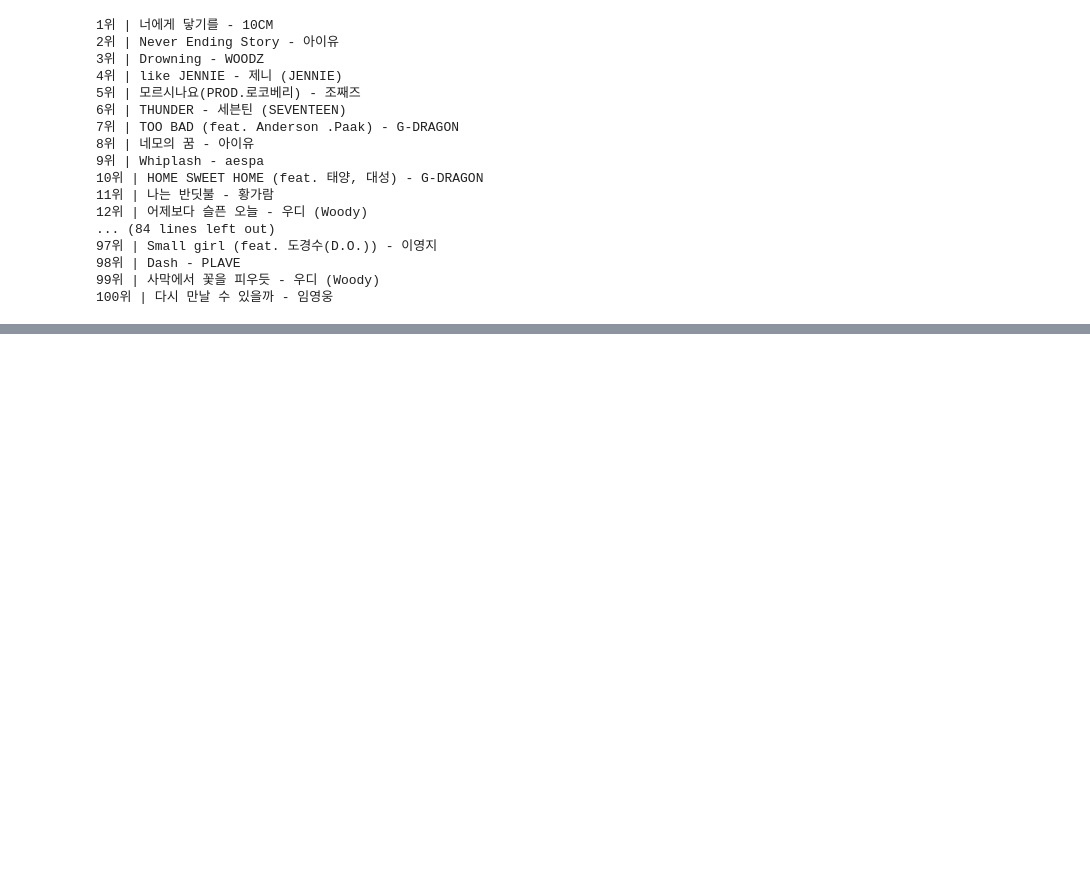
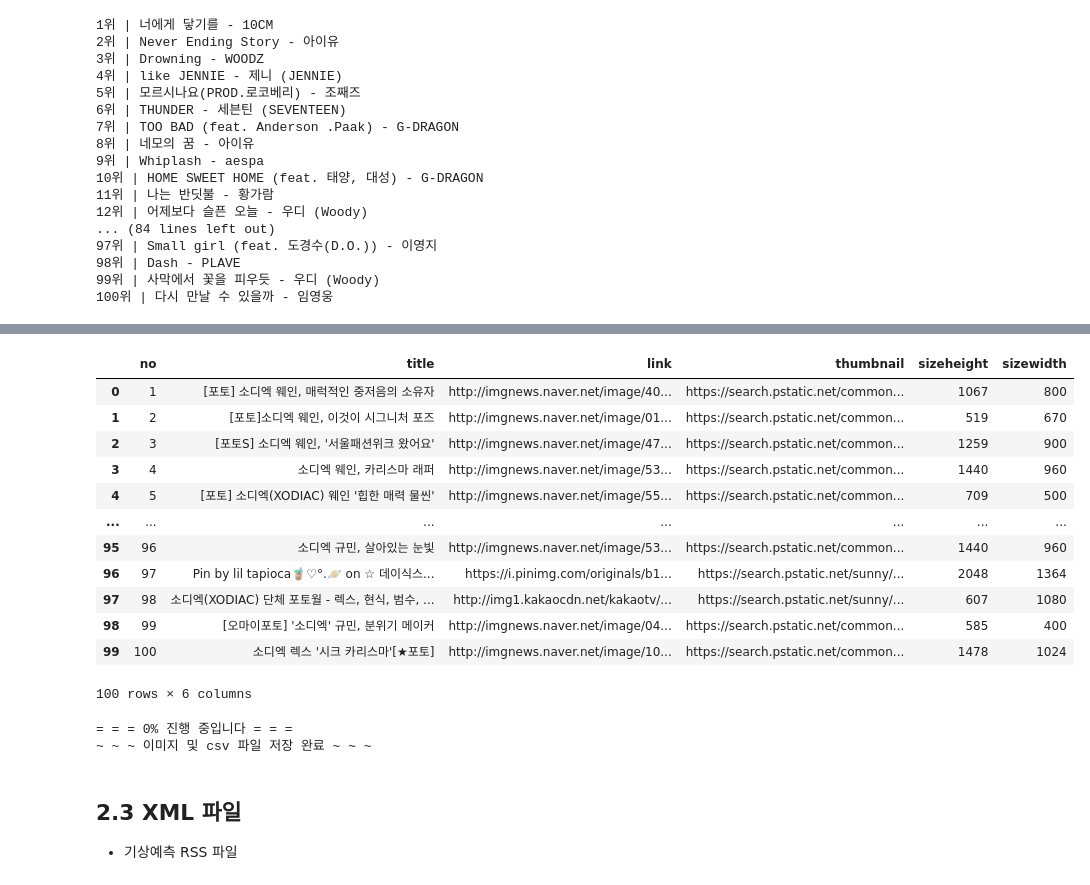
Before and after one commit to secretrelationship/ai_x, a Jupyter notebook: source/01_python/ch14_웹데이터수집1_정적_공공api.ipynb, the cells around one changed output, grey strips where cells are left out. Saved outputs shown, nothing was run; the diff lists cells and outputs as text; code cells hidden in the pictures; blank space fills up the shorter version.

```diff
--- a/source/01_python/ch14_웹데이터수집1_정적_공공api.ipynb
+++ b/source/01_python/ch14_웹데이터수집1_정적_공공api.ipynb
@@ -658,0 +662,19 @@ for idx, (title, singer) in enumerate(zip(title_els, singer_els)):
+# %%
+#방법1
+from requests import get
+keyword = '비밀사이'
+url ='https://kin.naver.com/search/list.naver?query={}'.format(keyword)
+response = get(url)
+soup = BeautifulSoup(response.text, # response.content
+                    'html.parser')
+# %%
+# 방법2
+from urllib.request import urlopen
+from urllib.parse import quote
+# 쳇지피티 -> %EC%B3%87%EC%A7%80%ED%94%BC%ED%8B%B0
+keyword = quote(keyword) # url 인코딩된 문자열로 전환
+url = 'https://kin.naver.com/search/list.naver?query={}'.format(keyword)
+# print(url)
+response = urlopen(url)
+soup = BeautifulSoup(response, # response.read()
+                     'html.parser')
@@ -658,0 +945,47 @@ for idx, (title, singer) in enumerate(zip(title_els, singer_els)):
+# %%
+import requests
+import pandas as pd
+from dotenv import load_dotenv
+import os
+load_dotenv()
+client_id = os.getenv('Client_ID')
+client_secret = os.getenv('Client_Secret')
+word = "소디엑 웨인"
+url = f'https://openapi.naver.com/v1/search/image?query={word}&display=100'
+headers = {'X-Naver-Client-Id': client_id,
+           'X-Naver-Client-Secret':client_secret}
+response = requests.get(url, headers=headers)
+# print(response.text)
+items = response.json()['items'] # 방법1에서만 가능한 함수
+items_list = []
+for idx, item in enumerate(items):
+    title = item.get('title')
+    link = item.get('link')
+    thumbnail = item.get('thumbnail')
+    sizeheight = item.get('sizeheight')
+    sizewidth = item.get('sizewidth')
+    items_list.append({
+        'no': idx+1,
+        'title': title,
+        'link' : link,
+        'thumbnail' : thumbnail,
+        'sizeheight':sizeheight,
+        'sizewidth' :sizewidth
+    })
+    # link와 thumbnail을 저장
+df = pd.DataFrame(items_list)
+df
+# %% [output]
+|  | no | title | link | thumbnail | sizeheight | sizewidth |
+| 0 | 1 | [포토] 소디엑 웨인, 매럭적인 중저음의 소유자 | http://imgnews.naver.net/image/40... | https://search.pstatic.net/common... | 1067 | 800 |
+| 1 | 2 | [포토]소디엑 웨인, 이것이 시그니처 포즈 | http://imgnews.naver.net/image/01... | https://search.pstatic.net/common... | 519 | 670 |
+| 2 | 3 | [포토S] 소디엑 웨인, '서울패션위크 왔어요' | http://imgnews.naver.net/image/47... | https://search.pstatic.net/common... | 1259 | 900 |
+| 3 | 4 | 소디엑 웨인, 카리스마 래퍼 | http://imgnews.naver.net/image/53... | https://search.pstatic.net/common... | 1440 | 960 |
+| 4 | 5 | [포토] 소디엑(XODIAC) 웨인 '힙한 매력 물씬' | http://imgnews.naver.net/image/55... | https://search.pstatic.net/common... | 709 | 500 |
+| ... | ... | ... | ... | ... | ... | ... |
+| 95 | 96 | 소디엑 규민, 살아있는 눈빛 | http://imgnews.naver.net/image/53... | https://search.pstatic.net/common... | 1440 | 960 |
+| 96 | 97 | Pin by lil tapioca🧋♡°.🪐 on ☆ 데이식스... | https://i.pinimg.com/originals/b1... | https://search.pstatic.net/sunny/... | 2048 | 1364 |
+| 97 | 98 | 소디엑(XODIAC) 단체 포토월 - 렉스, 현식, 범수, ... | http://img1.kakaocdn.net/kakaotv/... | https://search.pstatic.net/sunny/... | 607 | 1080 |
+| 98 | 99 | [오마이포토] '소디엑' 규민, 분위기 메이커 | http://imgnews.naver.net/image/04... | https://search.pstatic.net/common... | 585 | 400 |
+| 99 | 100 | 소디엑 렉스 '시크 카리스마'[★포토] | http://imgnews.naver.net/image/10... | https://search.pstatic.net/common... | 1478 | 1024 |
+100 rows × 6 columns
@@ -658,0 +1047,8 @@ for idx, (title, singer) in enumerate(zip(title_els, singer_els)):
+# %%
+get_naver_save_image("소디엑웨인")
+# %% [output]
+= = = 0% 진행 중입니다 = = =
+~ ~ ~ 이미지 및 csv 파일 저장 완료 ~ ~ ~
+# %% [markdown]
+## 2.3 XML 파일
+- 기상예측 RSS 파일
```
Also changed, not shown: parts of 19 cells of this notebook, 22 other files.
